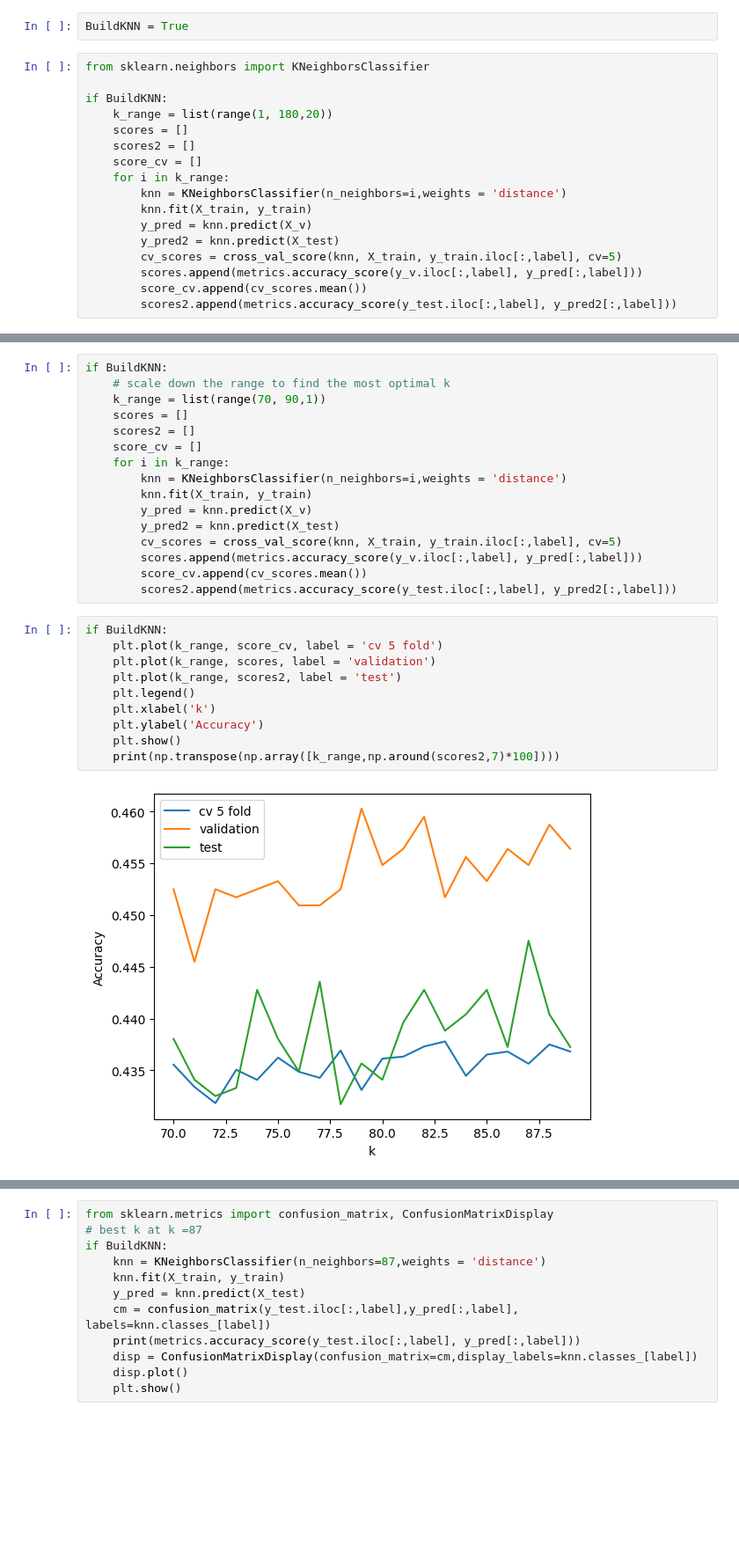
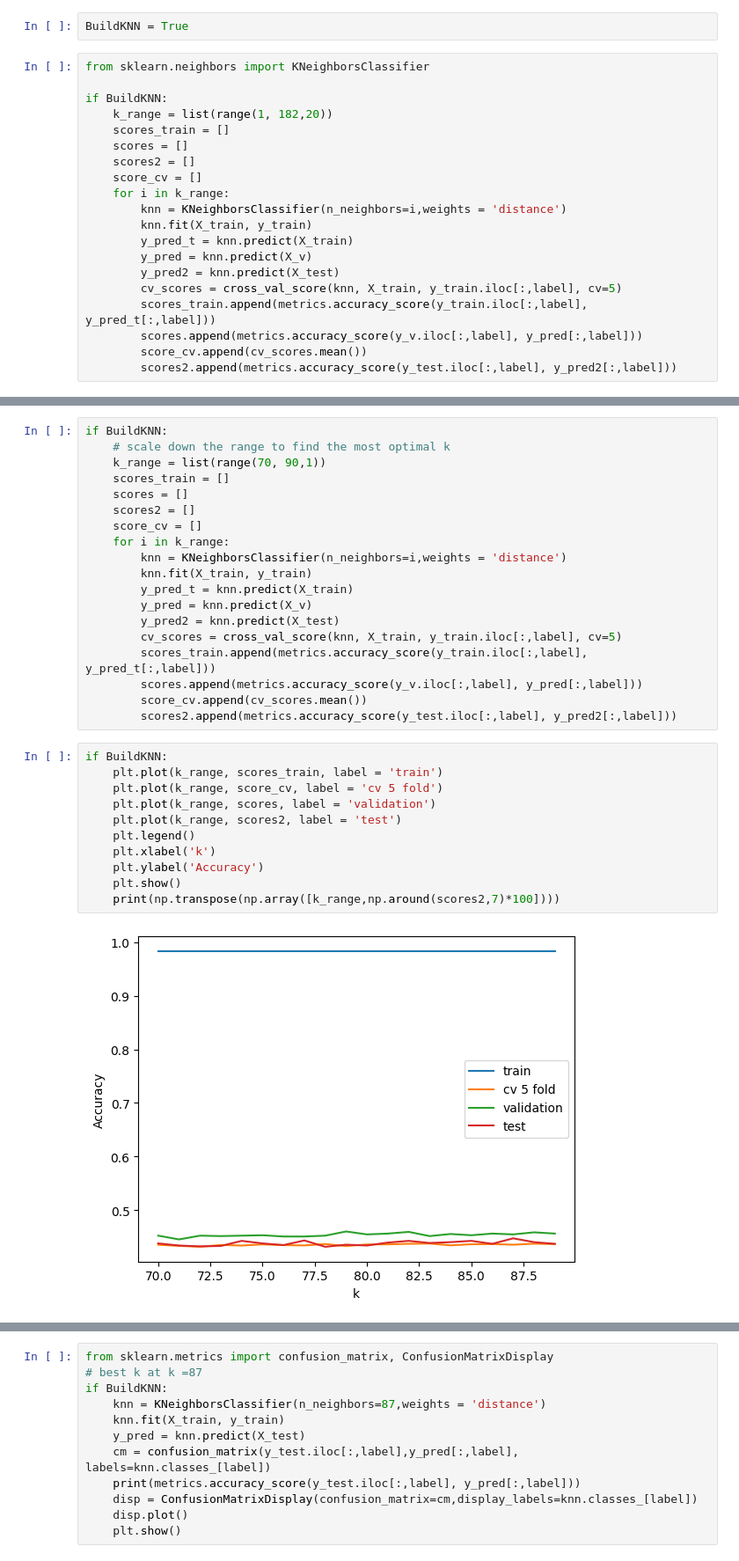
Before and after one commit to TanatPi/ESWD-Term-Project, a Jupyter notebook: true-false-news-classification-eswd-term-project.ipynb, the cells around one changed output, grey strips where cells are left out. Shown: that part at 88% size. Cells and saved outputs as stored; diff of their text form; blank space fills up the shorter version.

```diff
--- a/true-false-news-classification-eswd-term-project.ipynb
+++ b/true-false-news-classification-eswd-term-project.ipynb
@@ -765,16 +765,19 @@ BuildKNN = True
 from sklearn.neighbors import KNeighborsClassifier
 
 if BuildKNN:
-    k_range = list(range(1, 180,20))
+    k_range = list(range(1, 182,20))
+    scores_train = []
     scores = []
     scores2 = []
     score_cv = []
     for i in k_range:
         knn = KNeighborsClassifier(n_neighbors=i,weights = 'distance')
         knn.fit(X_train, y_train)
+        y_pred_t = knn.predict(X_train)
         y_pred = knn.predict(X_v)
         y_pred2 = knn.predict(X_test)
         cv_scores = cross_val_score(knn, X_train, y_train.iloc[:,label], cv=5)
+        scores_train.append(metrics.accuracy_score(y_train.iloc[:,label], y_pred_t[:,label]))
         scores.append(metrics.accuracy_score(y_v.iloc[:,label], y_pred[:,label]))
         score_cv.append(cv_scores.mean())
         scores2.append(metrics.accuracy_score(y_test.iloc[:,label], y_pred2[:,label]))
@@ -803,30 +808,34 @@ if BuildKNN:
 if BuildKNN:
     # scale down the range to find the most optimal k
     k_range = list(range(70, 90,1))
+    scores_train = []
     scores = []
     scores2 = []
     score_cv = []
     for i in k_range:
         knn = KNeighborsClassifier(n_neighbors=i,weights = 'distance')
         knn.fit(X_train, y_train)
+        y_pred_t = knn.predict(X_train)
         y_pred = knn.predict(X_v)
         y_pred2 = knn.predict(X_test)
         cv_scores = cross_val_score(knn, X_train, y_train.iloc[:,label], cv=5)
+        scores_train.append(metrics.accuracy_score(y_train.iloc[:,label], y_pred_t[:,label]))
         scores.append(metrics.accuracy_score(y_v.iloc[:,label], y_pred[:,label]))
         score_cv.append(cv_scores.mean())
         scores2.append(metrics.accuracy_score(y_test.iloc[:,label], y_pred2[:,label]))
 # %%
 if BuildKNN:
+    plt.plot(k_range, scores_train, label = 'train')
     plt.plot(k_range, score_cv, label = 'cv 5 fold')
     plt.plot(k_range, scores, label = 'validation')
     plt.plot(k_range, scores2, label = 'test')
     plt.legend()
     plt.xlabel('k')
     plt.ylabel('Accuracy')
     plt.show()
     print(np.transpose(np.array([k_range,np.around(scores2,7)*100])))
 # %% [output]
-[figure, old version]
+[figure, new version]
 [[70.      43.80426]
  [71.      43.40963]
  [72.      43.25178]
```
Also changed, not shown: parts of 13 cells of this notebook.
